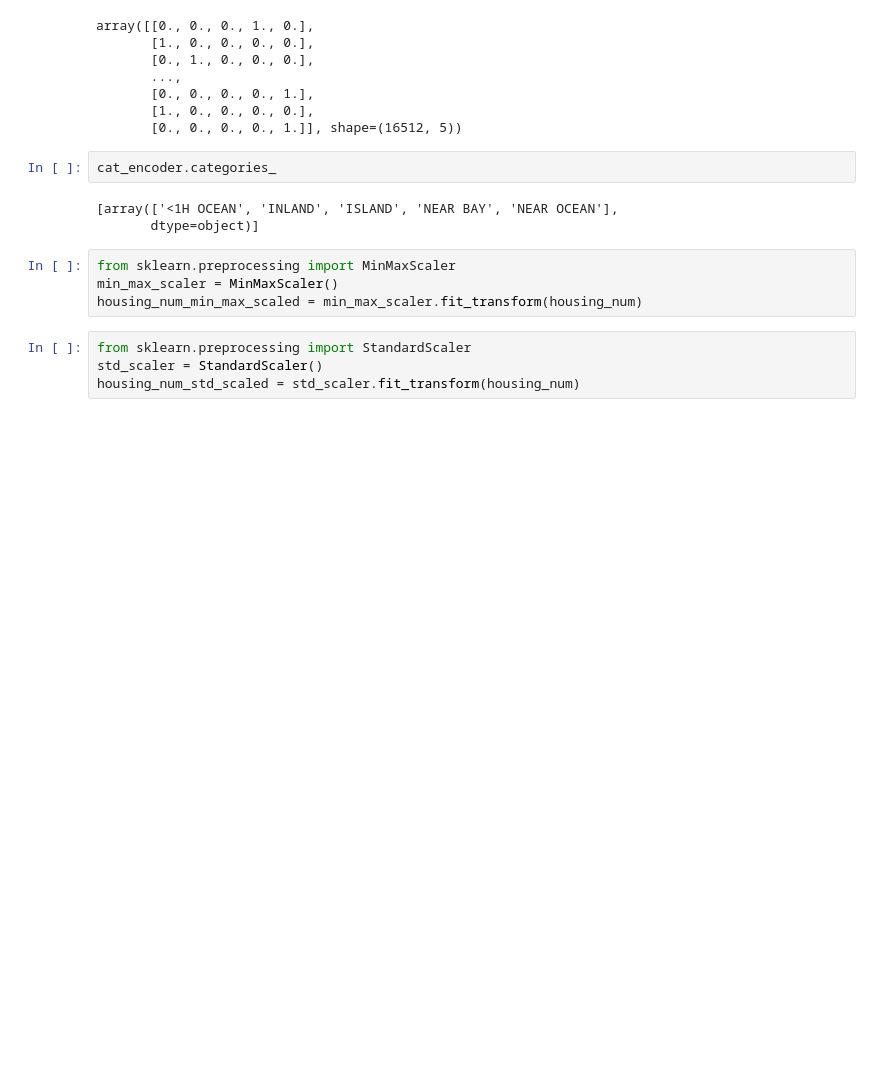
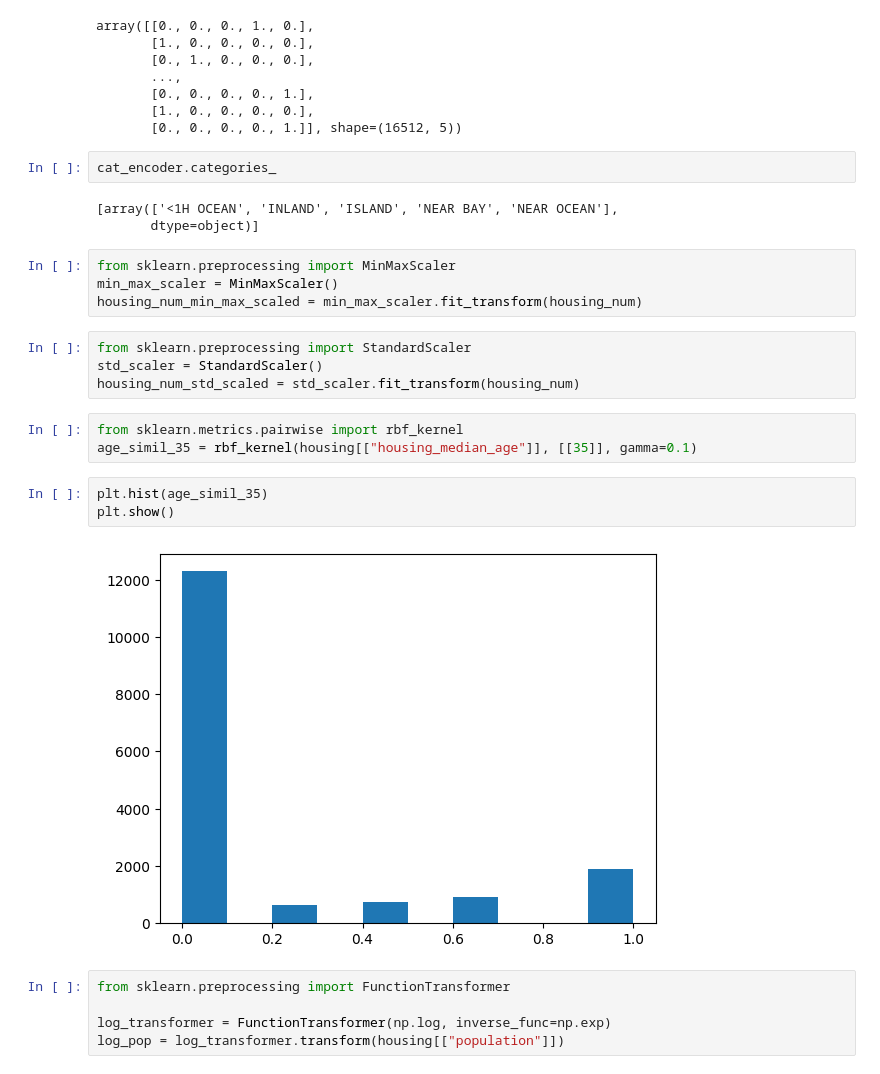
Before and after one commit to Hanifemam/hands-on, a Jupyter notebook: chap1/chap1.ipynb, the cells around one changed output. Saved outputs shown, nothing was run; the diff lists cells and outputs as text; blank space fills up the shorter version.

Commit message:
Manual transformation added

```diff
--- a/chap1/chap1.ipynb
+++ b/chap1/chap1.ipynb
@@ -266,3 +266,16 @@ housing_num_min_max_scaled = min_max_scaler.fit_transform(housing_num)
 from sklearn.preprocessing import StandardScaler
 std_scaler = StandardScaler()
 housing_num_std_scaled = std_scaler.fit_transform(housing_num)
+# %%
+from sklearn.metrics.pairwise import rbf_kernel
+age_simil_35 = rbf_kernel(housing[["housing_median_age"]], [[35]], gamma=0.1)
+# %%
+plt.hist(age_simil_35)
+plt.show()
+# %% [output]
+[figure, added]
+# %%
+from sklearn.preprocessing import FunctionTransformer
+
+log_transformer = FunctionTransformer(np.log, inverse_func=np.exp)
+log_pop = log_transformer.transform(housing[["population"]])
```
Also changed, not shown: parts of 4 cells of this notebook.
